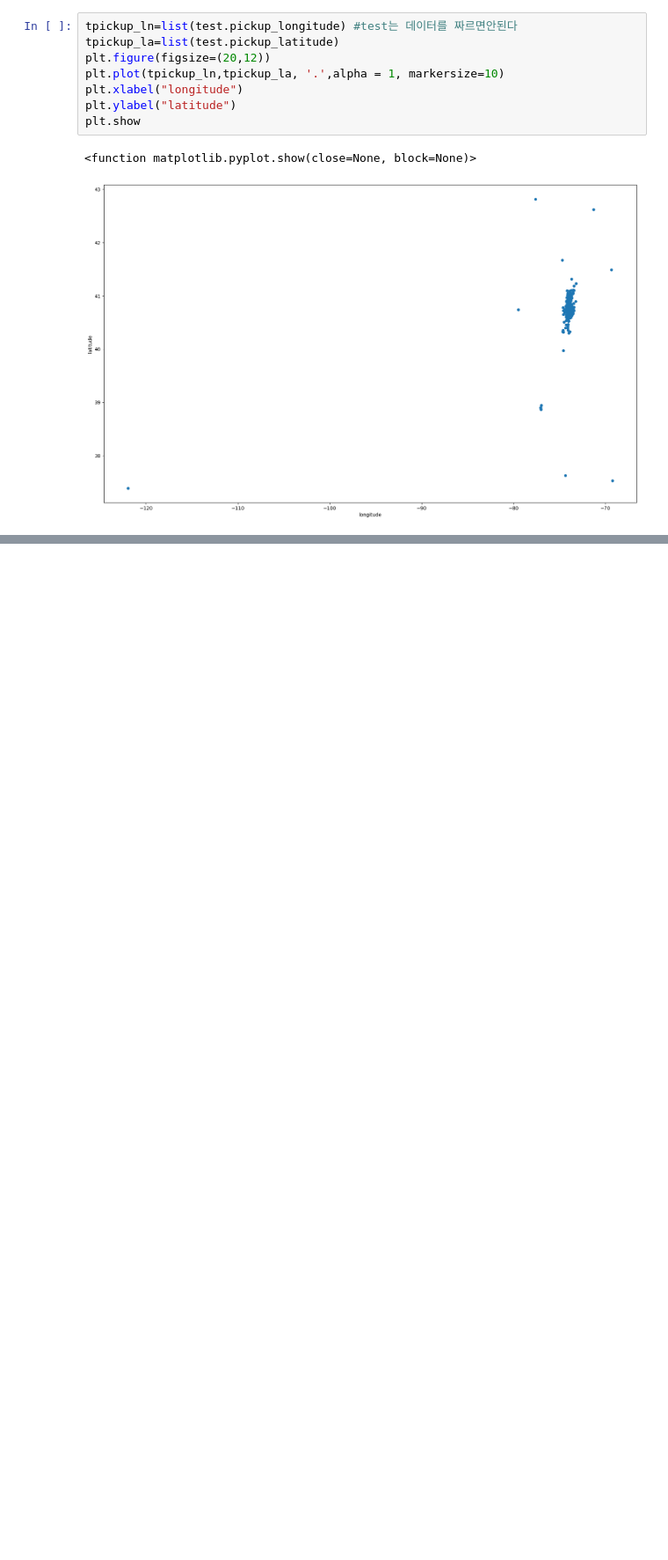
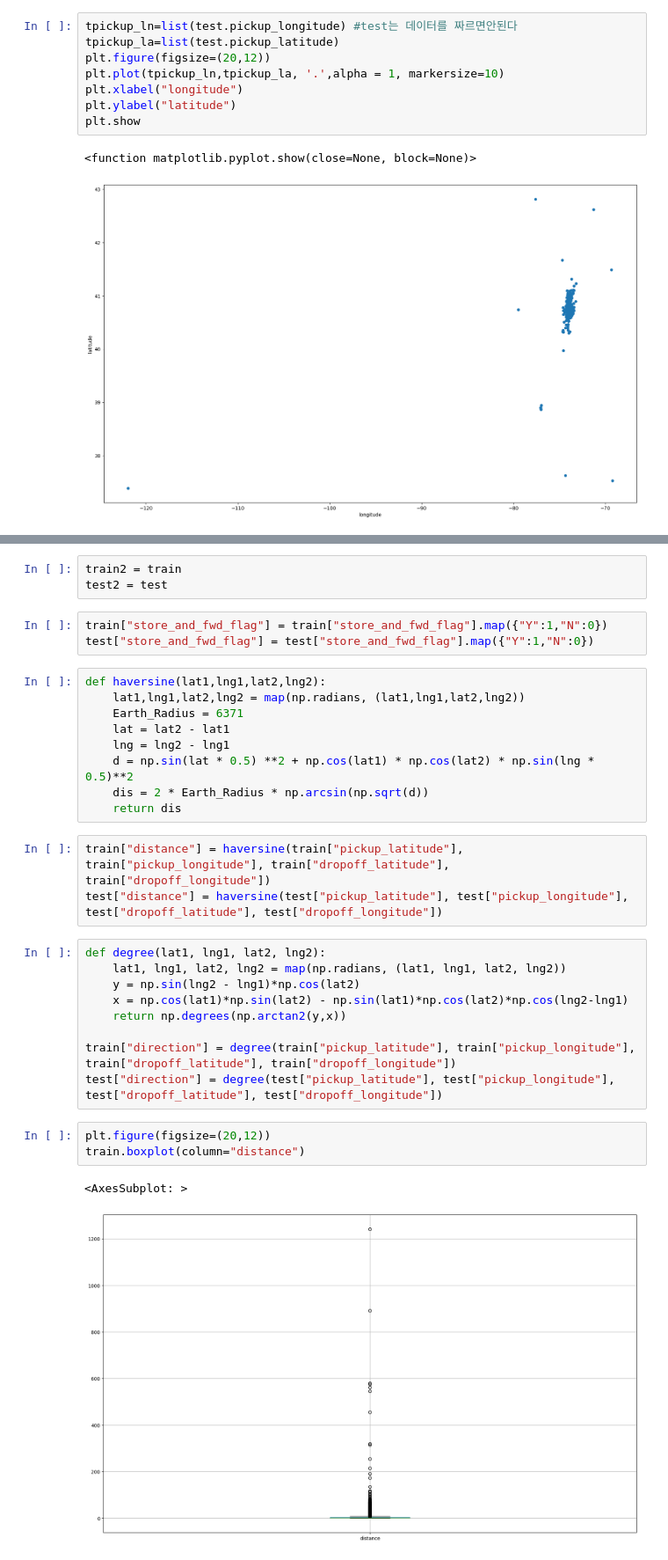
Before and after one commit to kbs1027/Kaggle, a Jupyter notebook: newyork_taxi/taxi.ipynb, the cells around one changed output, grey strips where cells are left out. Shown: that part at 88% size. Saved outputs shown, nothing was run; the diff lists cells and outputs as text; blank space fills up the shorter version.

```diff
--- a/newyork_taxi/taxi.ipynb
+++ b/newyork_taxi/taxi.ipynb
@@ -157,0 +219,33 @@ AttributeError: 'str' object has no attribute 'values'
+# %%
+train2 = train
+test2 = test
+# %%
+train["store_and_fwd_flag"] = train["store_and_fwd_flag"].map({"Y":1,"N":0})
+test["store_and_fwd_flag"] = test["store_and_fwd_flag"].map({"Y":1,"N":0})
+# %%
+def haversine(lat1,lng1,lat2,lng2):
+    lat1,lng1,lat2,lng2 = map(np.radians, (lat1,lng1,lat2,lng2))
+    Earth_Radius = 6371
+    lat = lat2 - lat1
+    lng = lng2 - lng1
+    d = np.sin(lat * 0.5) **2 + np.cos(lat1) * np.cos(lat2) * np.sin(lng * 0.5)**2
+    dis = 2 * Earth_Radius * np.arcsin(np.sqrt(d))
+    return dis
+# %%
+train["distance"] = haversine(train["pickup_latitude"], train["pickup_longitude"], train["dropoff_latitude"], train["dropoff_longitude"])
+test["distance"] = haversine(test["pickup_latitude"], test["pickup_longitude"], test["dropoff_latitude"], test["dropoff_longitude"])
+# %%
+def degree(lat1, lng1, lat2, lng2):
+    lat1, lng1, lat2, lng2 = map(np.radians, (lat1, lng1, lat2, lng2))
+    y = np.sin(lng2 - lng1)*np.cos(lat2)
+    x = np.cos(lat1)*np.sin(lat2) - np.sin(lat1)*np.cos(lat2)*np.cos(lng2-lng1)
+    return np.degrees(np.arctan2(y,x))
+
+train["direction"] = degree(train["pickup_latitude"], train["pickup_longitude"], train["dropoff_latitude"], train["dropoff_longitude"])
+test["direction"] = degree(test["pickup_latitude"], test["pickup_longitude"], test["dropoff_latitude"], test["dropoff_longitude"])
+# %%
+plt.figure(figsize=(20,12))
+train.boxplot(column="distance")
+# %% [output]
+<AxesSubplot: >
+[figure, added]
```
Also changed, not shown: parts of 15 cells of this notebook.
